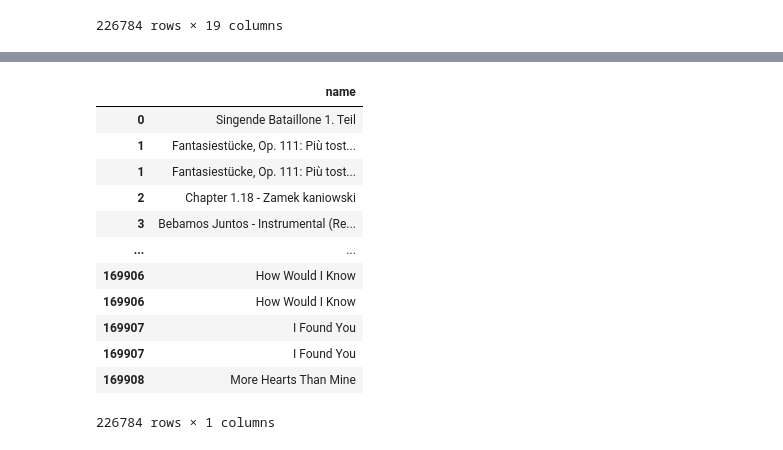
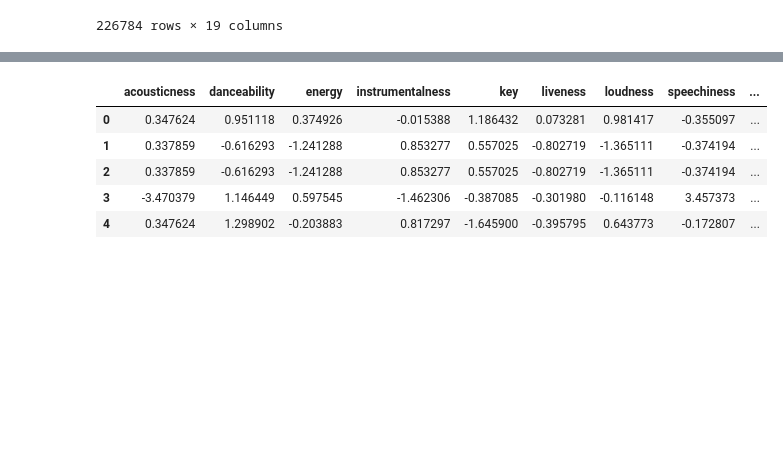
Before and after one commit to datares/TeamPink, a Jupyter notebook: analysis/spotify_PCA.ipynb, the cells around one changed output, grey strips where cells are left out. Drawn from its saved outputs; the diff is of its cells as text; code cells hidden in the pictures; blank space fills up the shorter version.

```diff
--- a/analysis/spotify_PCA.ipynb
+++ b/analysis/spotify_PCA.ipynb
@@ -31,5 +49,5 @@ df_main
 | 169908 | 0.1090 | Ingrid Andress | 0.512 | 214787 | 0.4280 | 0 | 60RFlt48hm0l4Fu0JoccOl | 0.00000 | ... |
 226784 rows × 19 columns
 # %%
-df_main_for_PCA = df_main.loc[:, ['danceability', 'energy', 'instrumentalness', 'liveness', 'speechiness', 'valence', 'tempo', 'key']]
-song_name = df_main.loc[:, ['name']]
+df = df_main.loc[:, ['acousticness', 'danceability', 'energy', 'instrumentalness', 'key', 'liveness', 'loudness', 'speechiness', 'tempo', 'valence', 'name']]
+df = df.head(100)
@@ -52,16 +53,0 @@ df_main_for_PCA
-# %%
-song_name
-# %% [output]
-|  | name |
-| 0 | Singende Bataillone 1. Teil |
-| 1 | Fantasiestücke, Op. 111: Più tost... |
-| 1 | Fantasiestücke, Op. 111: Più tost... |
-| 2 | Chapter 1.18 - Zamek kaniowski |
-| 3 | Bebamos Juntos - Instrumental (Re... |
-| ... | ... |
-| 169906 | How Would I Know |
-| 169906 | How Would I Know |
-| 169907 | I Found You |
-| 169907 | I Found You |
-| 169908 | More Hearts Than Mine |
-226784 rows × 1 columns
@@ -75,0 +54,3 @@ adata.obs("song name") = song_name
+# %%
+features = ['acousticness', 'danceability', 'energy', 'instrumentalness', 'key', 'liveness', 'loudness', 'speechiness', 'tempo', 'valence']
+x = df.loc[:, features].values
@@ -75,0 +59,11 @@ adata.obs("song name") = song_name
+# %%
+x = StandardScaler().fit_transform(x)
+# %%
+pd.DataFrame(data = x, columns = features).head()
+# %% [output]
+|  | acousticness | danceability | energy | instrumentalness | key | liveness | loudness | speechiness | ... |
+| 0 | 0.347624 | 0.951118 | 0.374926 | -0.015388 | 1.186432 | 0.073281 | 0.981417 | -0.355097 | ... |
+| 1 | 0.337859 | -0.616293 | -1.241288 | 0.853277 | 0.557025 | -0.802719 | -1.365111 | -0.374194 | ... |
+| 2 | 0.337859 | -0.616293 | -1.241288 | 0.853277 | 0.557025 | -0.802719 | -1.365111 | -0.374194 | ... |
+| 3 | -3.470379 | 1.146449 | 0.597545 | -1.462306 | -0.387085 | -0.301980 | -0.116148 | 3.457373 | ... |
+| 4 | 0.347624 | 1.298902 | -0.203883 | 0.817297 | -1.645900 | -0.395795 | 0.643773 | -0.172807 | ... |
```
Also changed, not shown: parts of 26 cells of this notebook, 5 other files.
